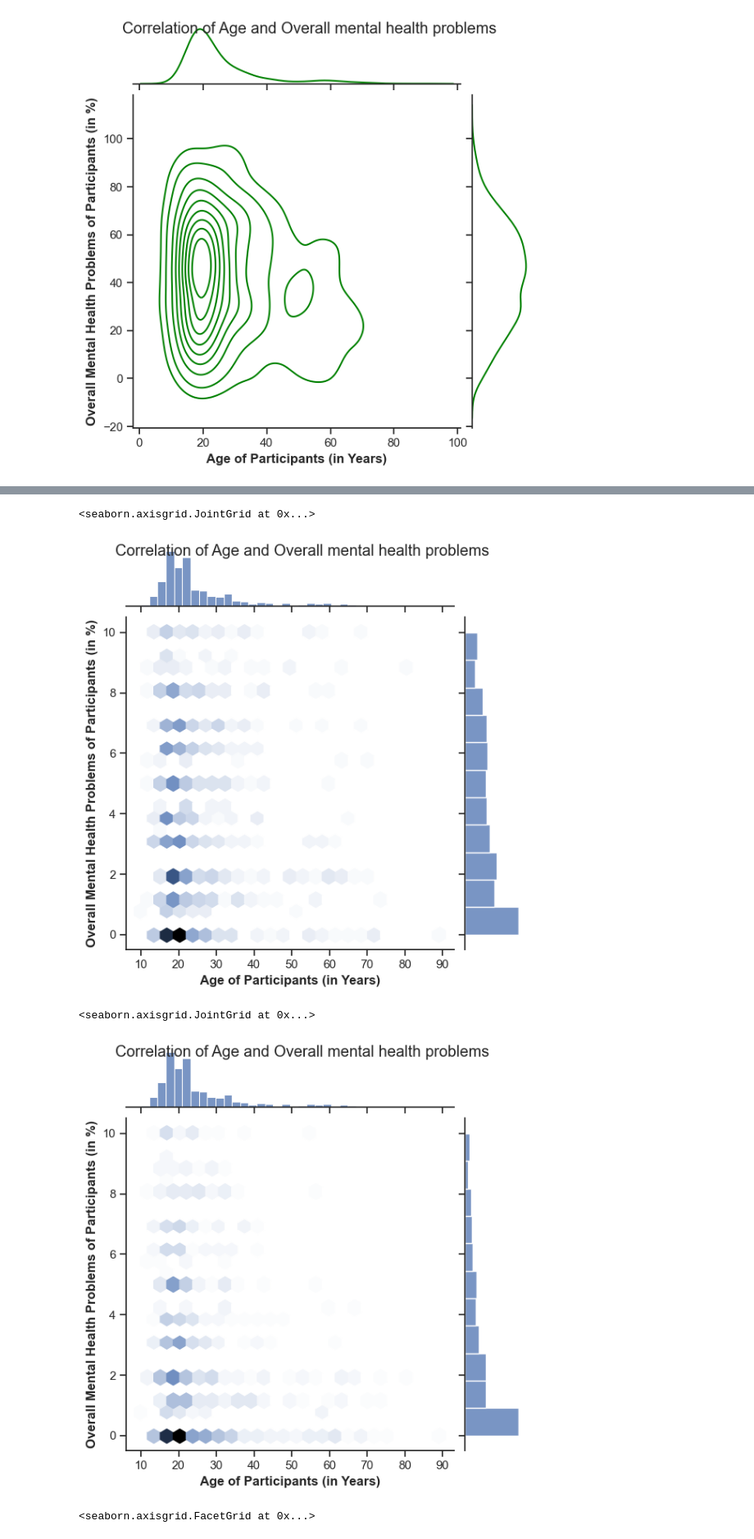
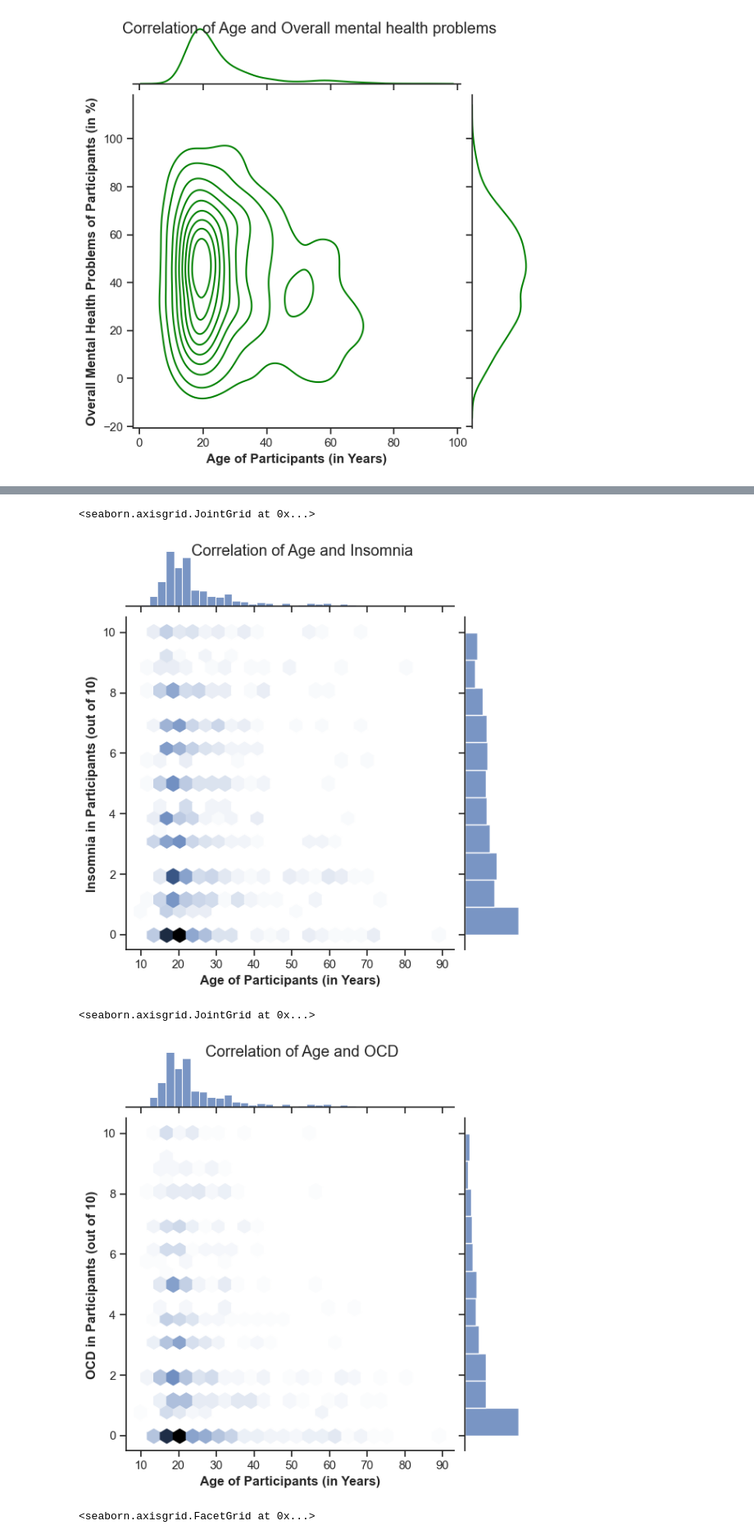
Before and after one commit to ubco-W2022T2-data301/project-group-group12, a Jupyter notebook: analysis/analysisZainab.ipynb, the cells around one changed output, grey strips where cells are left out. Shown at 82% size. Cells and saved outputs as stored; diff of their text form; code cells hidden in the pictures.

```diff
--- a/analysis/analysisZainab.ipynb
+++ b/analysis/analysisZainab.ipynb
@@ -93,6 +93,6 @@ array(['Timestamp', 'Age', 'Primary streaming service', 'Hours per day',
 # Now, let's drop all columns from dataset except the six I will be working with ("Age", "Hours per day", and the four mental health columns, "Anxiety", "Depression", "Insomnia", and "OCD")
 # I'm naming the adjusted dataset as "filtered"
 
-filtered = dataset.drop(columns=['Timestamp', 'While working', 'Instrumentalist', 'Composer', 'Fav genre', 'Exploratory', 'Foreign languages', 'BPM', 'Frequency [Classical]', 'Frequency [Country]', 'Frequency [EDM]', 'Frequency [Folk]', 'Frequency [Gospel]', 'Frequency [Hip hop]', 'Frequency [Jazz]', 'Frequency [K pop]', 'Frequency [Latin]', 'Frequency [Lofi]', 'Frequency [Metal]', 'Frequency [Pop]', 'Frequency [R&B]', 'Frequency [Rap]', 'Frequency [Rock]', 'Frequency [Video game music]', 'Music effects', 'Permissions'])
+filtered = dataset.drop(columns=['Timestamp', 'Primary streaming service', 'While working', 'Instrumentalist', 'Composer', 'Fav genre', 'Exploratory', 'Foreign languages', 'BPM', 'Frequency [Classical]', 'Frequency [Country]', 'Frequency [EDM]', 'Frequency [Folk]', 'Frequency [Gospel]', 'Frequency [Hip hop]', 'Frequency [Jazz]', 'Frequency [K pop]', 'Frequency [Latin]', 'Frequency [Lofi]', 'Frequency [Metal]', 'Frequency [Pop]', 'Frequency [R&B]', 'Frequency [Rap]', 'Frequency [Rock]', 'Frequency [Video game music]', 'Music effects', 'Permissions'])
 filtered
 # %% [output]
@@ -569,21 +569,21 @@ plotseven
 # %%
 ploteight = sns.jointplot(data=df8, x="Age", y="Insomnia", kind="hex")
 ploteight.ax_joint.set_xlabel('Age of Participants (in Years)', fontweight='bold')
-ploteight.ax_joint.set_ylabel('Overall Mental Health Problems of Participants (in %)', fontweight='bold')
-ploteight.fig.suptitle('Correlation of Age and Overall mental health problems')
+ploteight.ax_joint.set_ylabel('Insomnia in Participants (out of 10)', fontweight='bold')
+ploteight.fig.suptitle('Correlation of Age and Insomnia')
 ploteight
 # %% [output]
 <seaborn.axisgrid.JointGrid at 0x...>
-[figure, old version]
+[figure, new version]
 # %%
 plotnine = sns.jointplot(data=df9, x="Age", y="OCD", kind="hex")
 plotnine.ax_joint.set_xlabel('Age of Participants (in Years)', fontweight='bold')
-plotnine.ax_joint.set_ylabel('Overall Mental Health Problems of Participants (in %)', fontweight='bold')
-plotnine.fig.suptitle('Correlation of Age and Overall mental health problems')
+plotnine.ax_joint.set_ylabel('OCD in Participants (out of 10)', fontweight='bold')
+plotnine.fig.suptitle('Correlation of Age and OCD')
 plotnine
 # %% [output]
 <seaborn.axisgrid.JointGrid at 0x...>
-[figure, old version]
+[figure, new version]
 # %%
 plotfacet1 = sns.FacetGrid(filterdrop, col="Age", col_wrap=7, height=2)
 plotfacet1.map(sns.histplot, "Overall Mental Health (out of 100)", color="#5799b6", edgecolor="Black")
```
Also changed, not shown: parts of 31 cells of this notebook, 3 other files.
